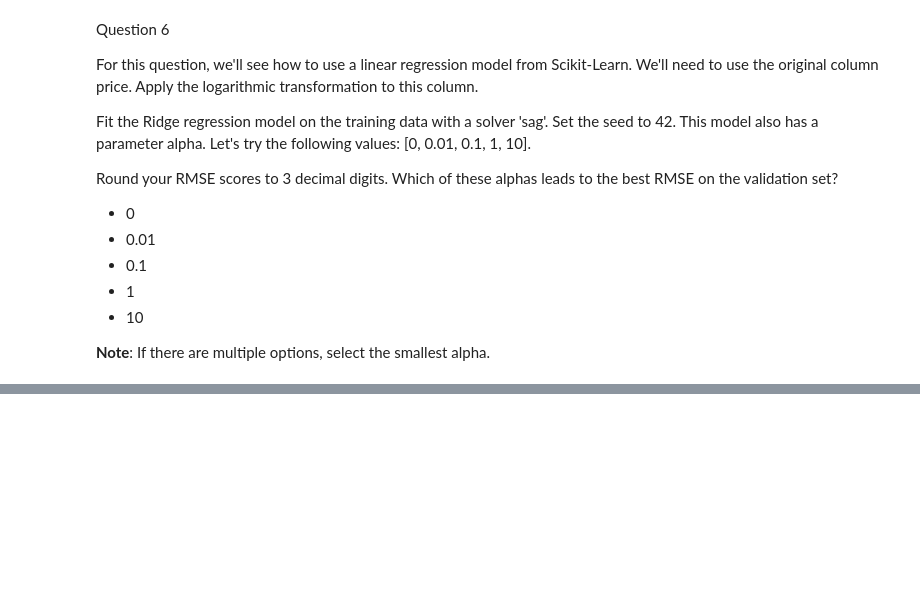
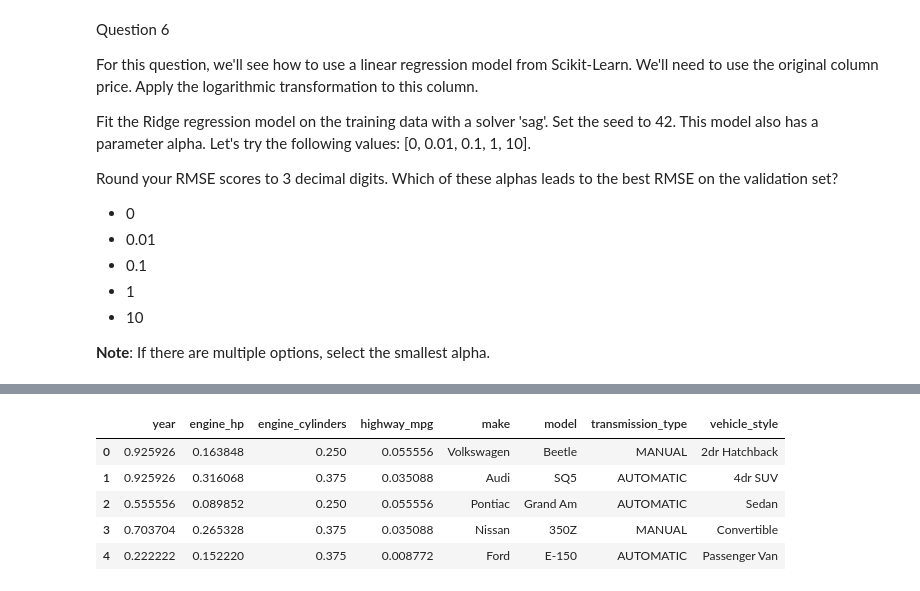
Before and after one commit to abhijitchak103/ml-zoomcamp, a Jupyter notebook: Homeworks/ml-zoomcamp-hw-3.ipynb, the cells around one changed output, grey strips where cells are left out. Drawn from its saved outputs; the diff is of its cells as text; code cells hidden in the pictures; blank space fills up the shorter version.

```diff
--- a/Homeworks/ml-zoomcamp-hw-3.ipynb
+++ b/Homeworks/ml-zoomcamp-hw-3.ipynb
@@ -369,0 +475,9 @@ Which of these alphas leads to the best RMSE on the validation set?
+# %%
+df_val_ridge.head()
+# %% [output]
+|  | year | engine_hp | engine_cylinders | highway_mpg | make | model | transmission_type | vehicle_style |
+| 0 | 0.925926 | 0.163848 | 0.250 | 0.055556 | Volkswagen | Beetle | MANUAL | 2dr Hatchback |
+| 1 | 0.925926 | 0.316068 | 0.375 | 0.035088 | Audi | SQ5 | AUTOMATIC | 4dr SUV |
+| 2 | 0.555556 | 0.089852 | 0.250 | 0.055556 | Pontiac | Grand Am | AUTOMATIC | Sedan |
+| 3 | 0.703704 | 0.265328 | 0.375 | 0.035088 | Nissan | 350Z | MANUAL | Convertible |
+| 4 | 0.222222 | 0.152220 | 0.375 | 0.008772 | Ford | E-150 | AUTOMATIC | Passenger Van |
```
Also changed, not shown: parts of 26 cells of this notebook.
